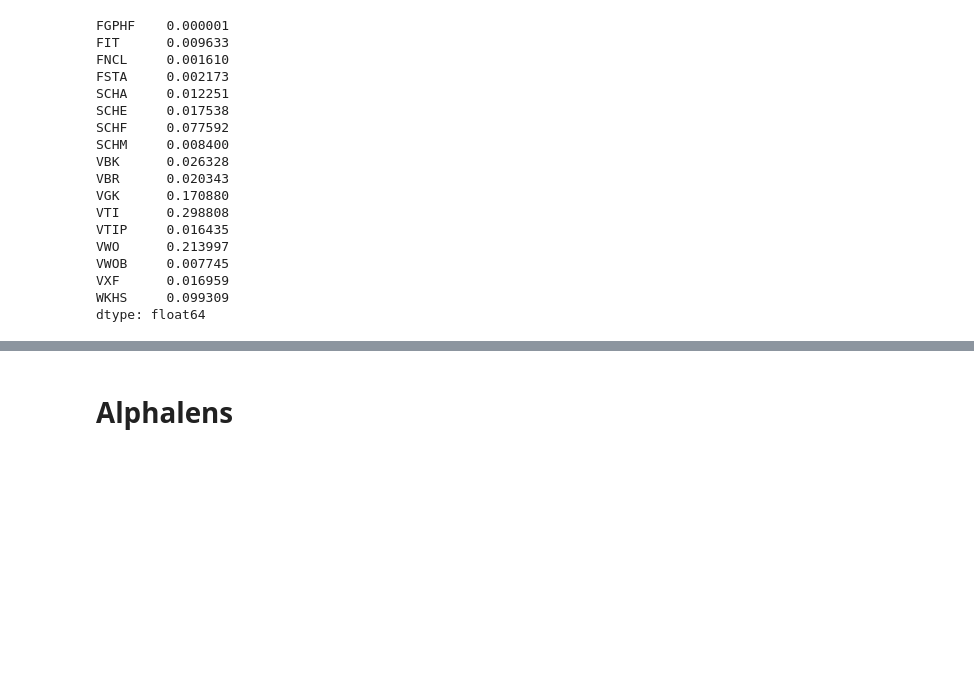
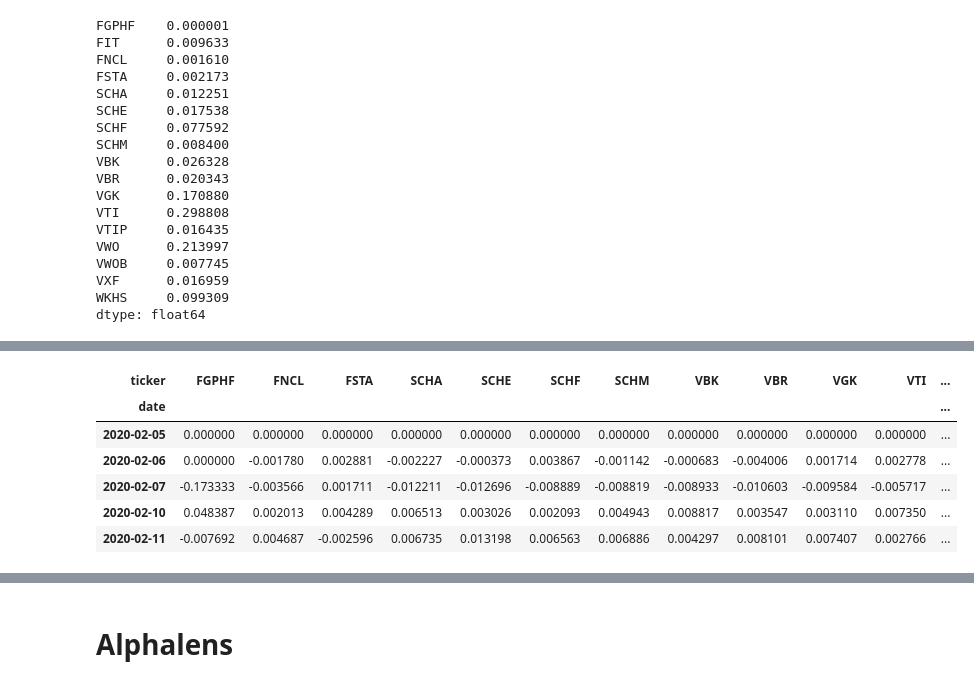
Before and after one commit to nmaiorana/svi-trading-tools, a Jupyter notebook: ameritrade_api.ipynb, the cells around one changed output, grey strips where cells are left out. Cells and saved outputs as stored; diff of their text form; code cells hidden in the pictures; blank space fills up the shorter version.

```diff
--- a/ameritrade_api.ipynb
+++ b/ameritrade_api.ipynb
@@ -468,0 +510,10 @@ dtype: float64
+# %%
+port_returns.head()
+# %% [output]
+| ticker | FGPHF | FNCL | FSTA | SCHA | SCHE | SCHF | SCHM | VBK | VBR | VGK | VTI | ... |
+| date |  |  |  |  |  |  |  |  |  |  |  | ... |
+| 2020-02-05 | 0.000000 | 0.000000 | 0.000000 | 0.000000 | 0.000000 | 0.000000 | 0.000000 | 0.000000 | 0.000000 | 0.000000 | 0.000000 | ... |
+| 2020-02-06 | 0.000000 | -0.001780 | 0.002881 | -0.002227 | -0.000373 | 0.003867 | -0.001142 | -0.000683 | -0.004006 | 0.001714 | 0.002778 | ... |
+| 2020-02-07 | -0.173333 | -0.003566 | 0.001711 | -0.012211 | -0.012696 | -0.008889 | -0.008819 | -0.008933 | -0.010603 | -0.009584 | -0.005717 | ... |
+| 2020-02-10 | 0.048387 | 0.002013 | 0.004289 | 0.006513 | 0.003026 | 0.002093 | 0.004943 | 0.008817 | 0.003547 | 0.003110 | 0.007350 | ... |
+| 2020-02-11 | -0.007692 | 0.004687 | -0.002596 | 0.006735 | 0.013198 | 0.006563 | 0.006886 | 0.004297 | 0.008101 | 0.007407 | 0.002766 | ... |
```
Also changed, not shown: parts of 8 cells of this notebook, 1 other file.
